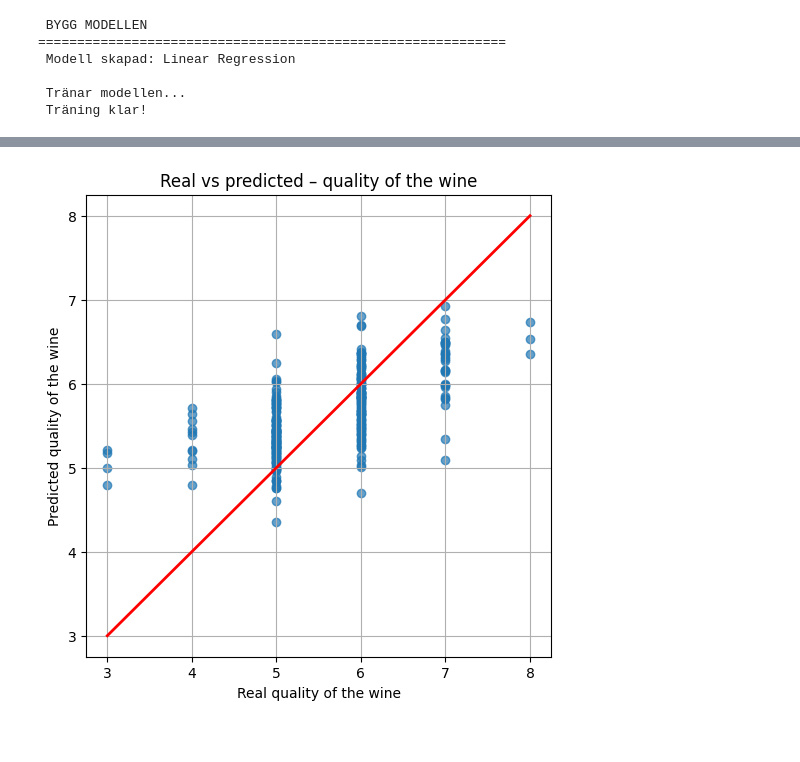
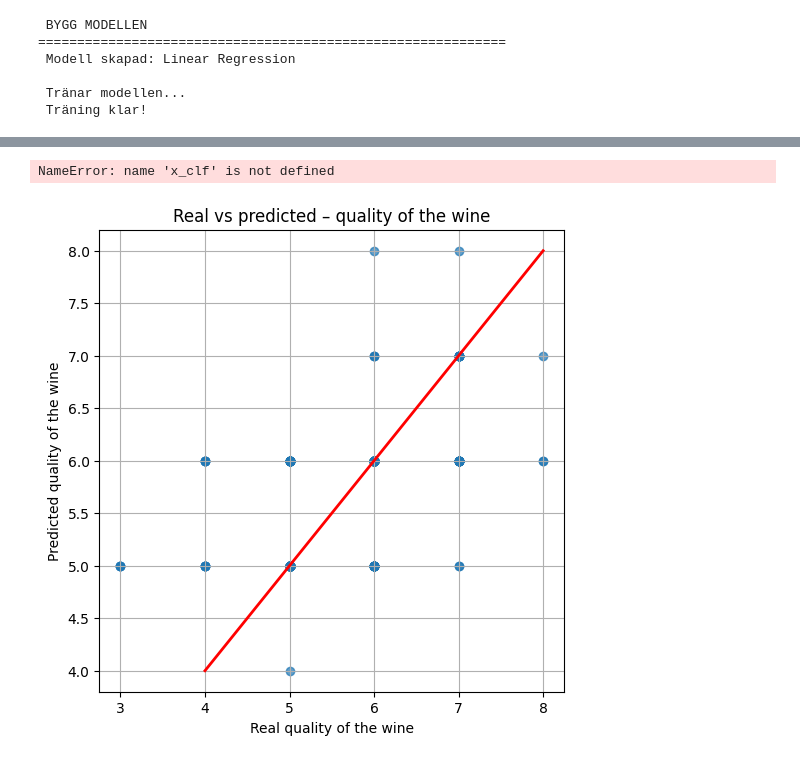
Before and after one commit to Azzure45/big-data-iot-labs, a Jupyter notebook: mini-projekt/mini-project-anton-mahdi.ipynb, the cells around one changed output, grey strips where cells are left out. Saved outputs shown, nothing was run; the diff lists cells and outputs as text; code cells hidden in the pictures.

```diff
--- a/mini-projekt/mini-project-anton-mahdi.ipynb
+++ b/mini-projekt/mini-project-anton-mahdi.ipynb
@@ -316,0 +354,6 @@ print(" Träning klar!")
+# %%
+x_clf =df[[df.loc[:, df.columns != 'quality']]]
+y_clf = df[['quality']]
+
+X_train, X_test, Y_train, Y_test = train_test_split(
+    x_clf, y_clf, test_size=0.2, random_state=42)
@@ -317,24 +362,20 @@ print(" Träning klar!")
 # %%
 from sklearn.metrics import mean_absolute_error, mean_squared_error, r2_score
-# Train/test split
-X_train, X_test, y_train, y_test = train_test_split(X, Y, test_size=0.2, random_state=42)
+rf_clf = RandomForestClassifier(
+    n_estimators=200,
+    random_state=42
+)
+rf_clf.fit(X_train, Y_train)
 
-# Modell
-model = LinearRegression()
-model.fit(X_train, y_train)
+y_pred_rf_clf = rf_clf.predict(X_test)
 
-# Prediktion
-Y_pred = model.predict(X_test)
+print("\nRandom Forest Classifier")
+print("Accuracy:", accuracy_score(Y_test, y_pred_rf_clf))
+precision = precision_score(y_true=Y_test, y_pred=y_pred_rf_clf,average='micro')
+recall = recall_score(y_true=Y_test, y_pred=y_pred_rf_clf, average='micro')
 
-# Utvärdering
-print("MAE:", mean_absolute_error(y_test, Y_pred))
-print("MSE:", mean_squared_error(y_test, Y_pred))
-print("R²:", r2_score(y_test, Y_pred))
-
-# Visa koefficienter
-coeffs = pd.DataFrame({
-    "Feature": X.columns,
-    "Koefficient": model.coef_
-})
-coeffs.sort_values(by="Koefficient", ascending=False)
+print("\nRandom Forest Regression")
+print("R2:", r2_score(Y_test, y_pred_rf_clf))
+print("Precision:", precision)
+print("Recall:", recall)
 # %% [output]
@@ -356,17 +399,25 @@ R²: 0.3915360499058217
+# %%
+importances = rf_clf.feature_importances_
+features = x_clf.columns
+
+df = pd.DataFrame({'Feature': features, 'Importance': importances})
+print(df.sort_values('Importance', ascending=False))
+# %% [output]
+NameError: name 'x_clf' is not defined
 # %%
 plt.figure(figsize=(6,6))
-plt.scatter(y_test, Y_pred, alpha=0.7)
+plt.scatter(Y_test, y_pred_rf_clf, alpha=0.7)
 
 plt.xlabel("Real quality of the wine")
 plt.ylabel("Predicted quality of the wine")
 plt.title("Real vs predicted – quality of the wine")
 
 # rita en linje som visar 'perfekta' prediktioner
-min_val = min(y_test.min(), Y_pred.min())
-max_val = max(y_test.max(), Y_pred.max())
+min_val = min(y_pred_rf_clf.min(), y_pred_rf_clf.min())
+max_val = max(y_pred_rf_clf.max(), y_pred_rf_clf.max())
 plt.plot([min_val, max_val], [min_val, max_val], color='red', linewidth=2)
 
 plt.grid(True)
 plt.show()
 # %% [output]
-[figure, old version]
+[figure, new version]
```
Also changed, not shown: parts of 6 cells of this notebook.
